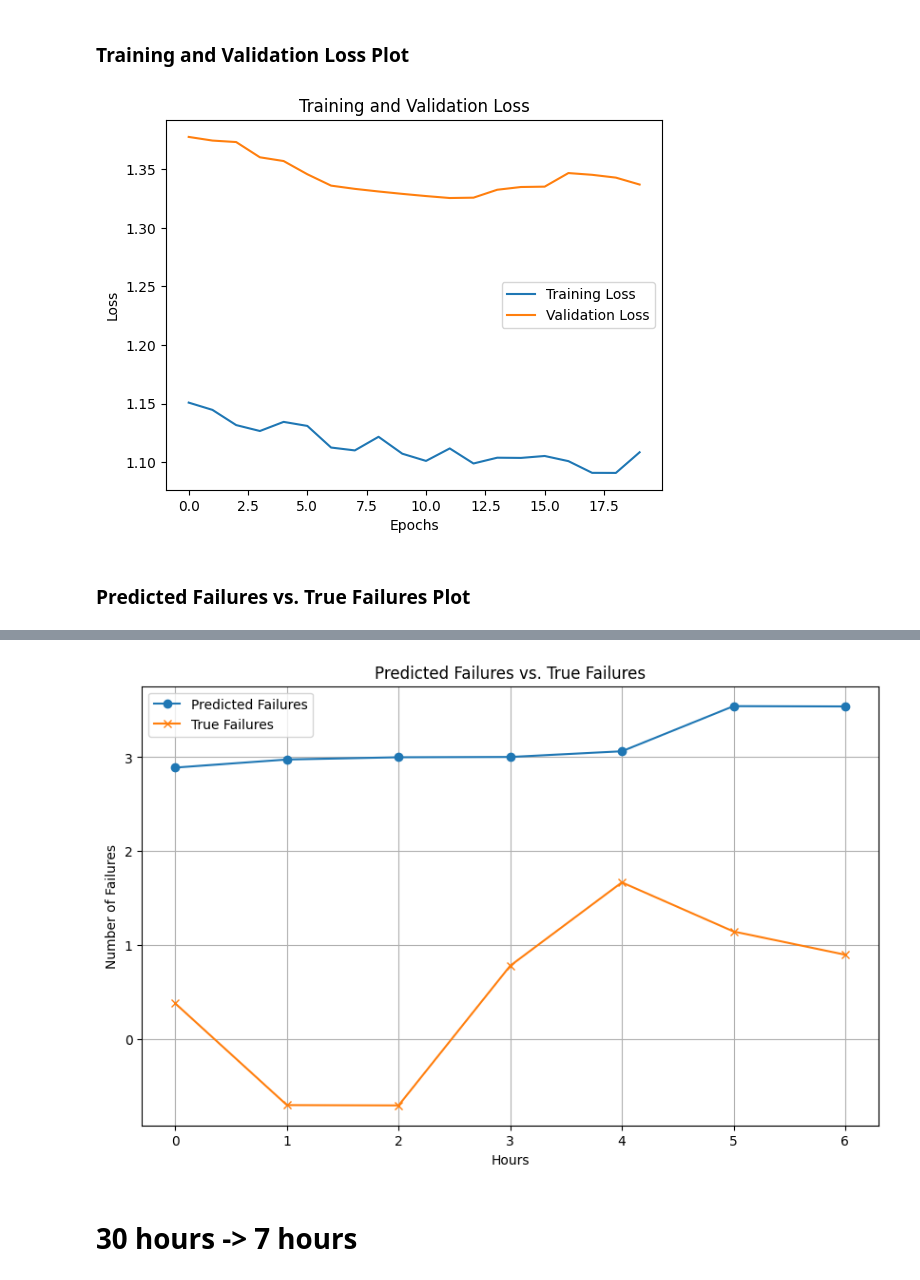
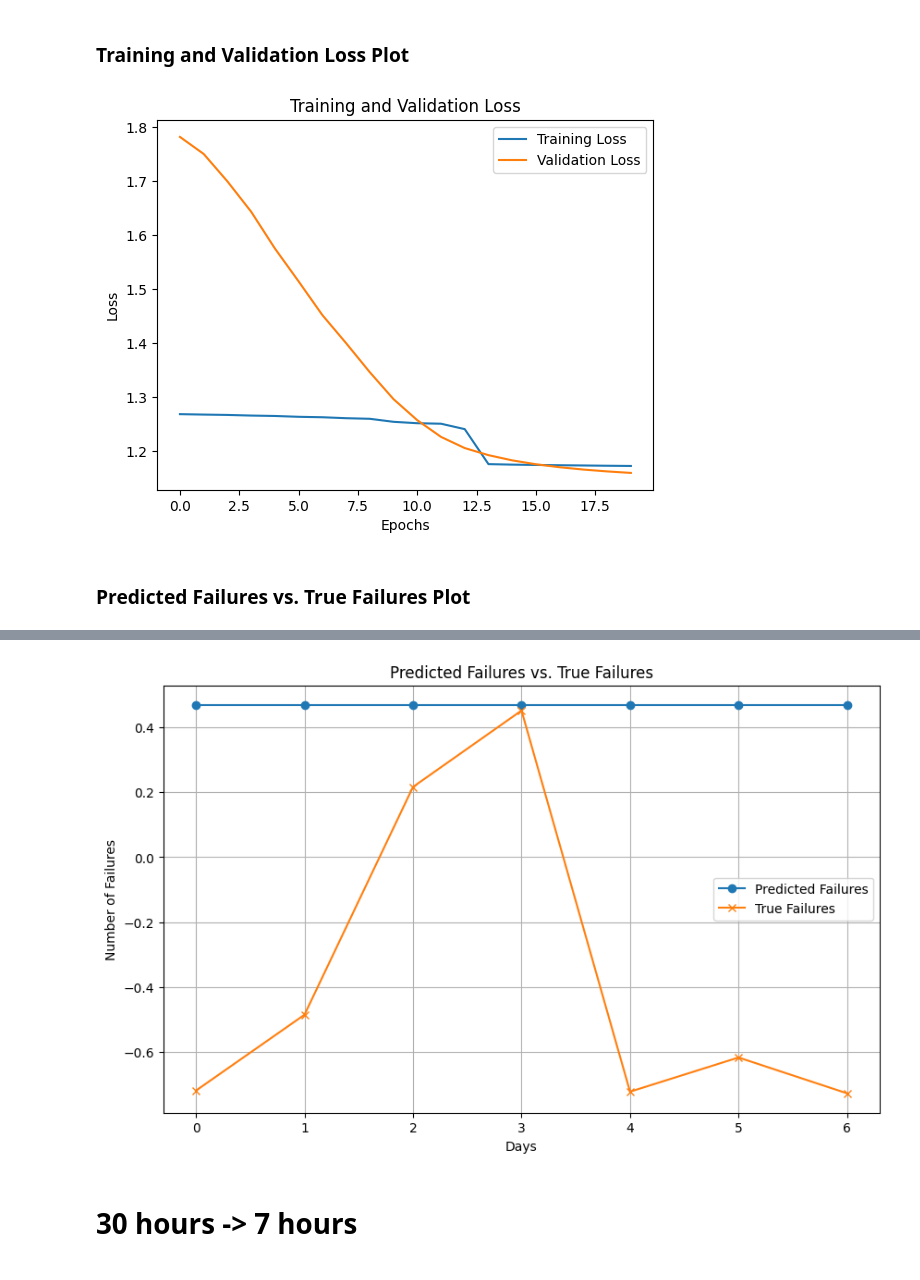
Before and after one commit to yyzangg/honours-programme-project, a Jupyter notebook: LSTM.ipynb, the cells around one changed output, grey strips where cells are left out. Cells and saved outputs as stored; diff of their text form; code cells hidden in the pictures.

Commit message:
LSTM basically done

```diff
--- a/LSTM.ipynb
+++ b/LSTM.ipynb
@@ -19,7 +27,8 @@ warnings.filterwarnings('ignore')
 file_path = "myData2.parquet"
 df = pd.read_parquet(file_path)
 # %%
-selected_features = ['node_memory_Percpu_bytes',
+selected_features = ['timestamp_seconds',
+                     'node_memory_Percpu_bytes',
                      'node_context_switches_total',
                      'surfsara_power_usage',
                      'node_netstat_Tcp_InSegs',
@@ -27,7 +36,9 @@ selected_features = ['node_memory_Percpu_bytes',
                      'node_network_transmit_packets_total-sum',
                      'node_filesystem_size_bytes-sum',
                      'node_filesystem_files-sum',
-                     'node_memory_MemFree_bytes']
+                     'node_memory_MemFree_bytes',
+                     'node_netstat_Tcp_InErrs']
+# FixMe
 # %%
 # selected_features = ['timestamp_seconds',
 #                      'node_memory_Percpu_bytes',
@@ -139,7 +150,7 @@ y_train_day, y_test_day = targets_day[:split_index_day], targets_day[split_index
 
 # Build the LSTM model
 lstm_model_day = Sequential()
-lstm_model_day.add(LSTM(1, input_shape=(X_train_day.shape[1], X_train_day.shape[2])))
+lstm_model_day.add(LSTM(8, input_shape=(X_train_day.shape[1], X_train_day.shape[2])))
 lstm_model_day.add(Dense(1, activation='sigmoid'))
 optimizer = Adam(learning_rate=0.0005)
 lstm_model_day.compile(loss='mean_squared_error', optimizer=optimizer, metrics=['mean_squared_error'])
@@ -232,6 +241,6 @@ plt.title('Training and Validation Loss')
 plt.legend()
 plt.show()
 # %% [output]
-[figure, old version]
+[figure, new version]
 # %% [markdown]
 ### Predicted Failures vs. True Failures Plot
@@ -238,20 +250,20 @@ plt.show()
 # %%
-index_day = 14
+index_day = 0  # Can be any valid starting point
 
-input_data = X_test_day[index_day]  # Can be any valid starting point
+input_data_day = X_test_day[index_day]
 
 # Make predictions
-predicted_failures_day = predict_future_failures(lstm_model_day, input_data, sequence_length, prediction_steps)#prediction_steps
+predicted_failures_day = predict_future_failures(lstm_model_day, input_data_day, sequence_length, prediction_steps)
 
-# Denormalize the predicted failures
-predicted_failures_denormalized_day = np.array(predicted_failures_day) * (lstm_data_day['target'].max() - lstm_data_day['target'].min()) + lstm_data_day['target'].min()
+# # Denormalize the predicted failures
+# predicted_failures_denormalized_day = np.array(predicted_failures_day) * (target_max_day - target_min_day) + target_min_day
 
-# Get the true failures for the specified number of hours
-true_failures_day = y_test_day[index_day:index_day + prediction_steps]  # Adjust the range as needed #prediction_steps
+# Get the true failures for the specified number of days
+true_failures_day = y_test_day[index_day:index_day + prediction_steps]
 
 # Print the predicted failures
 print("Predicted failures for the next 7 days:")
-print(predicted_failures_denormalized_day)
+print(predicted_failures_day)
 
 # Evaluate the predictions using Mean Squared Error
 mse_predictions = np.mean((predicted_failures_day - true_failures_day)**2)
@@ -263,9 +275,9 @@ print(f'Mean Absolute Error for Predictions: {mae_predictions:.4f}')
 
 # Plot predicted failures vs. true failures
 plt.figure(figsize=(10, 6))
-plt.plot(predicted_failures_denormalized_day, label='Predicted Failures', marker='o')
+plt.plot(predicted_failures_day, label='Predicted Failures', marker='o')
 plt.plot(true_failures_day, label='True Failures', marker='x')
-plt.xlabel('Hours')
+plt.xlabel('Days')
 plt.ylabel('Number of Failures')
 plt.title('Predicted Failures vs. True Failures')
 plt.legend()
@@ -288,4 +300,4 @@ Mean Absolute Error for Predictions: 0.6703
-[figure, old version]
+[figure, new version]
 # %% [markdown]
 # 30 hours -> 7 hours
 # %%
```
Also changed, not shown: parts of 27 cells of this notebook, 3 other files.
